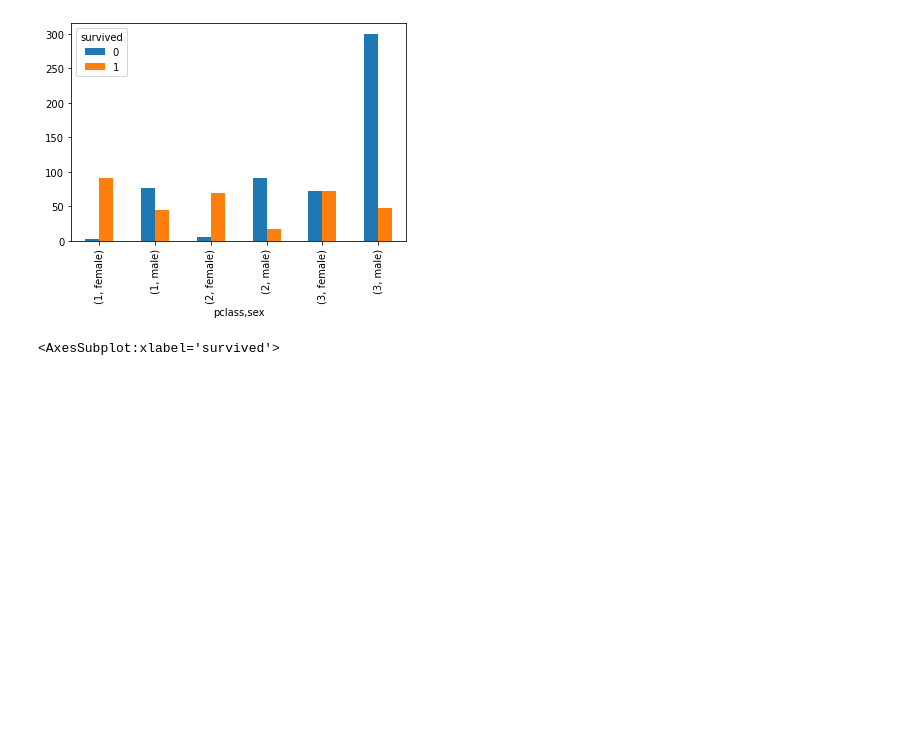
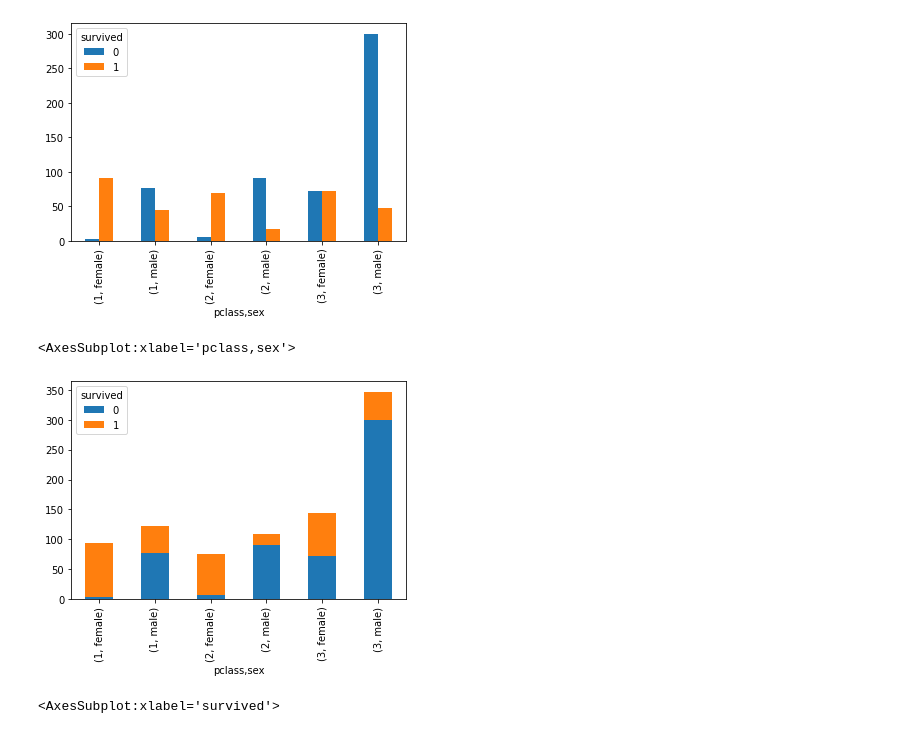
Before and after one commit to NedHsu/python-60days, a Jupyter notebook: D21 Seaborn/D21Work.ipynb, the cells around one changed output. Cells and saved outputs as stored; diff of their text form; code cells hidden in the pictures; blank space fills up the shorter version.

```diff
--- a/D21 Seaborn/D21Work.ipynb
+++ b/D21 Seaborn/D21Work.ipynb
@@ -124,6 +129,11 @@ survived_counts.plot.bar()
 # %% [output]
 <AxesSubplot:xlabel='pclass,sex'>
 [figure]
+# %%
+survived_counts.plot(kind='bar', stacked=True)
+# %% [output]
+<AxesSubplot:xlabel='pclass,sex'>
+[figure, added]
 # %%
 # 直接使用PANDAS dataframe, 當作參數
 #條形圖()顯示分類變數和連續變數之間的關係。數據以矩形條表示,其中條的長度表示該類別中數據的比例。
```
Also changed, not shown: parts of 3 cells of this notebook, 3 other files.
